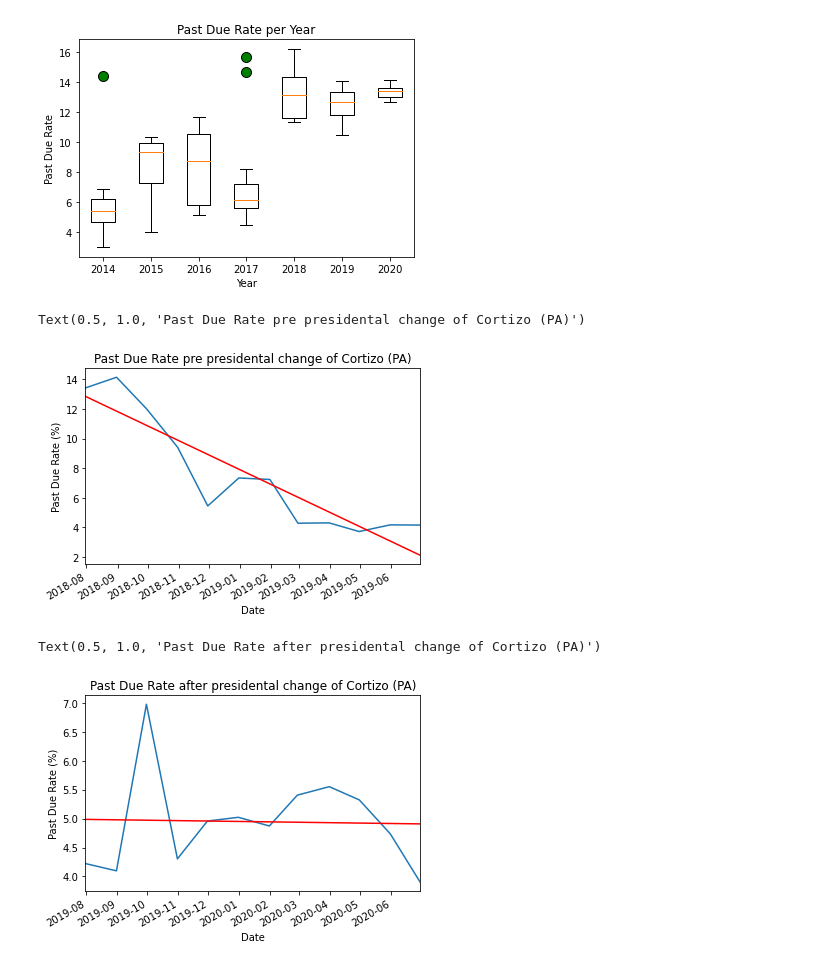
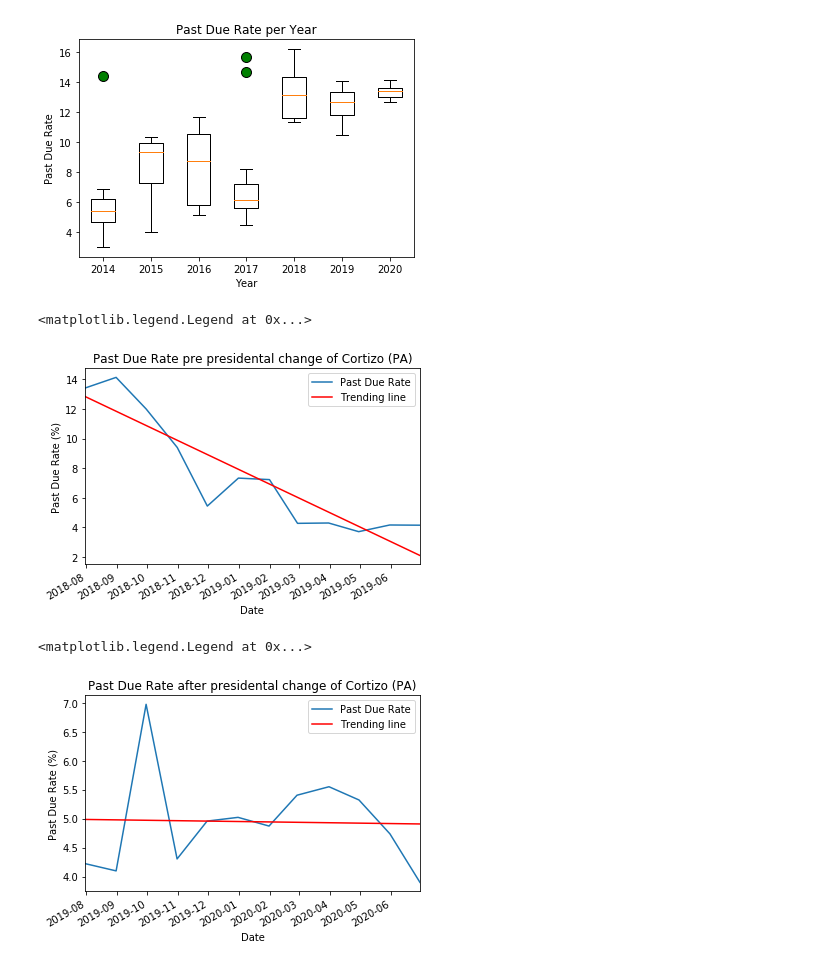
Before and after one commit to SergioGL8/P1---Digging-deep-in-past-due-patterns-, a Jupyter notebook: explore_visual.ipynb, the cells around one changed output. Drawn from its saved outputs; the diff is of its cells as text; code cells hidden in the pictures.

```diff
--- a/explore_visual.ipynb
+++ b/explore_visual.ipynb
@@ -1046,31 +1068,32 @@ pdi_pa_af_cor = past_due_index_pa.loc[((past_due_index_pa.index > '2019-07-01')
 # %%
 x_values = pdi_pa_bf_cor.index
 y_values = pdi_pa_bf_cor['Past Due Rate']
 
 fig, ax = plt.subplots(1, 1)
 ax.plot(x_values, y_values)
 ax.set_xlim([dt.date(2018, 7, 31), dt.date(2019, 6, 30)])
 
 # To perform the linear regression we need the dates to be numeric
 x_values = x_values.map(dt.date.toordinal)
 # Perform linear regression
 slope, y0, r, p, stderr = stats.linregress(x_values,
                                            y_values)
 
 # x co-ordinates for the start and end of the line
 x_endpoints = pd.DataFrame([x_values[0], x_values[-1]])
 
 # Compute predicted values from linear regression
 y_endpoints = y0 + slope * x_endpoints
 # Overlay the line
 ax.plot(x_endpoints, y_endpoints, c='r')
 fig.autofmt_xdate()
 ax.set_xlabel('Date')
 ax.set_ylabel('Past Due Rate (%)')
 ax.set_title('Past Due Rate pre presidental change of Cortizo (PA)')
+plt.legend(["Past Due Rate", "Trending line"], loc ="upper right")
 # %% [output]
-Text(0.5, 1.0, 'Past Due Rate pre presidental change of Cortizo (PA)')
+<matplotlib.legend.Legend at 0x...>
-[figure, old version]
+[figure, new version]
 # %%
 x_values = pdi_pa_af_cor.index
 y_values = pdi_pa_af_cor['Past Due Rate']
@@ -1096,9 +1119,10 @@ fig.autofmt_xdate()
 ax.set_xlabel('Date')
 ax.set_ylabel('Past Due Rate (%)')
 ax.set_title('Past Due Rate after presidental change of Cortizo (PA)')
+plt.legend(["Past Due Rate", "Trending line"], loc ="upper right")
 # %% [output]
-Text(0.5, 1.0, 'Past Due Rate after presidental change of Cortizo (PA)')
+<matplotlib.legend.Legend at 0x...>
-[figure, old version]
+[figure, new version]
 # %%
 # Define dataframes for before and after presidential change
 pdi_mx_bf_lop = past_due_index_mx.loc[((past_due_index_mx.index > '2017-12-01') & (past_due_index_mx.index < '2018-12-01'))]
```
Also changed, not shown: parts of 22 cells of this notebook, 1 other file.
